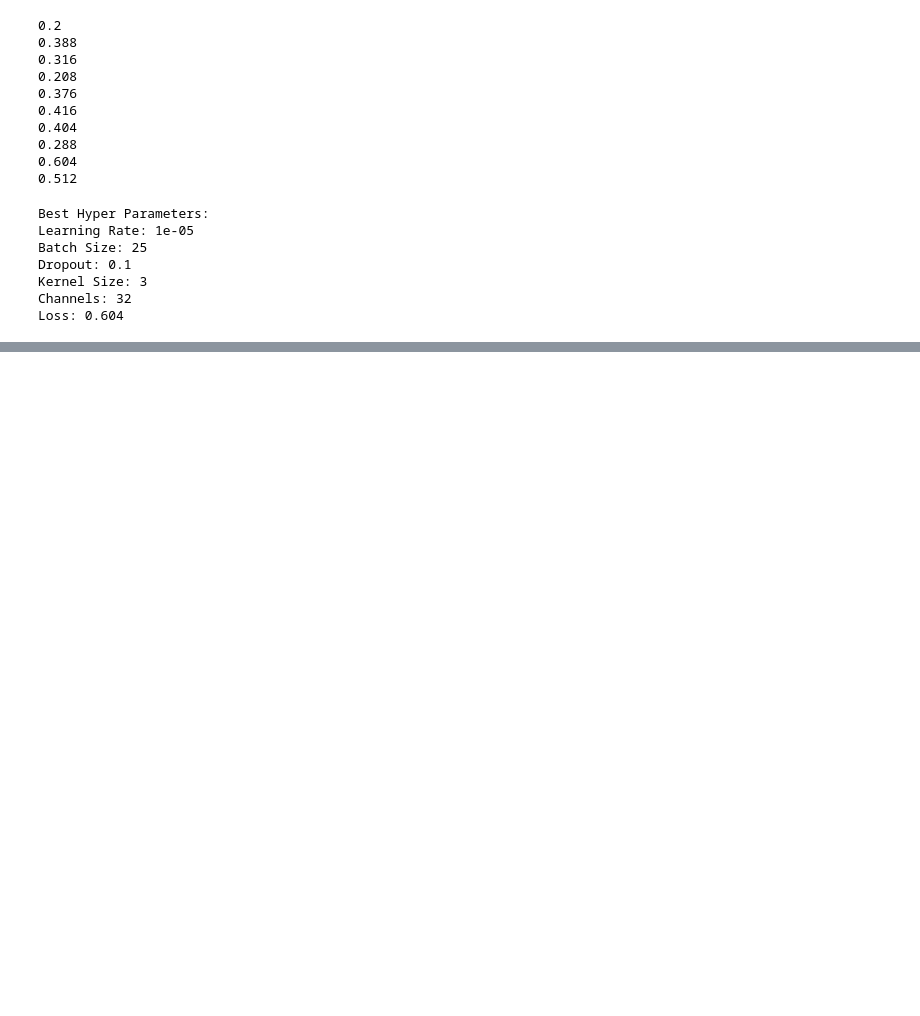
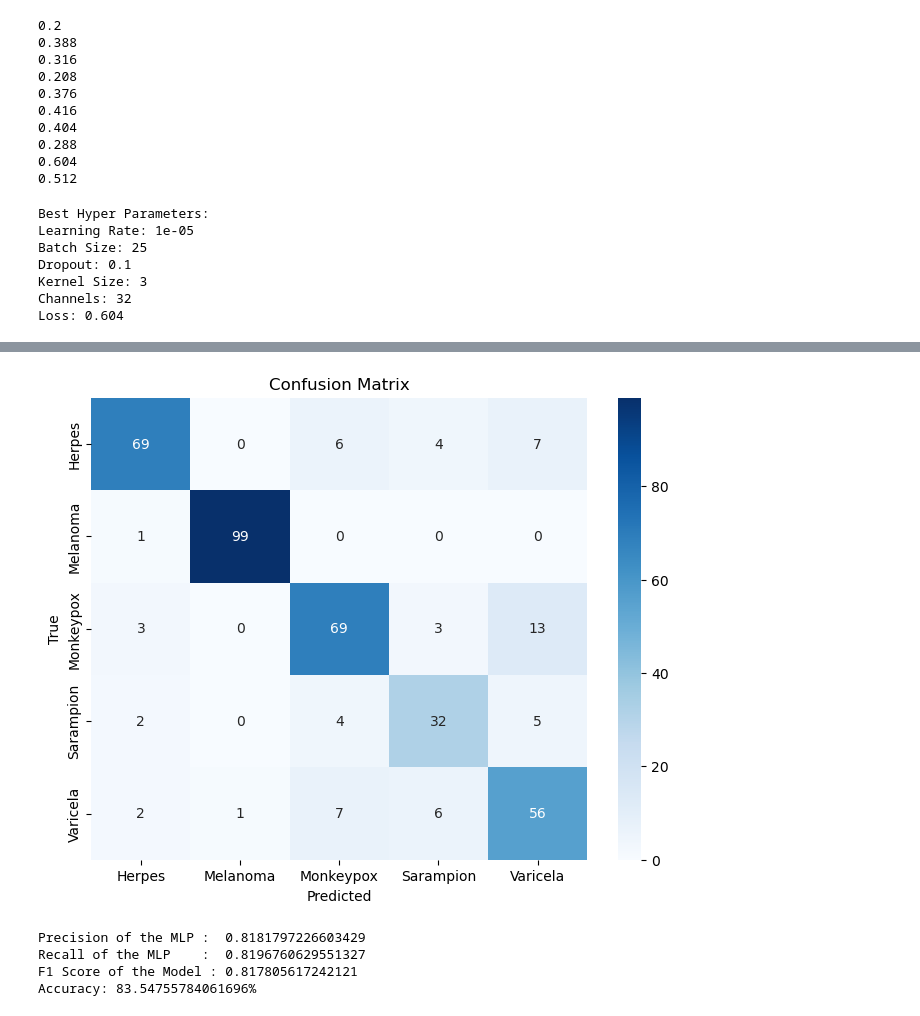
Before and after one commit to grawang7/cs184a-final-project, a Jupyter notebook: cs184a-project.ipynb, the cells around one changed output, grey strips where cells are left out. Saved outputs shown, nothing was run; the diff lists cells and outputs as text; code cells hidden in the pictures; blank space fills up the shorter version.

```diff
--- a/cs184a-project.ipynb
+++ b/cs184a-project.ipynb
@@ -643,3 +793,13 @@ calculate_accuracy(alexnet, test_dataloader, device)
+# %%
+# Calculate Test Accuracy, Matrix, and Metrics with SGD optimizer
+confusion_matrix_and_metrics(alexnet_Adam, test_dataloader, device)
+calculate_accuracy(alexnet_Adam, test_dataloader, device)
+# %% [output]
+[figure, added]
+Precision of the MLP :  0.8181797226603429
+Recall of the MLP    :  0.8196760629551327
+F1 Score of the Model : 0.817805617242121
+Accuracy: 83.54755784061696%
 # %%
 # Data organization for Vision Transformers (ViT) Base Model
 transform = transforms.Compose([
```
Also changed, not shown: parts of 31 cells of this notebook.
